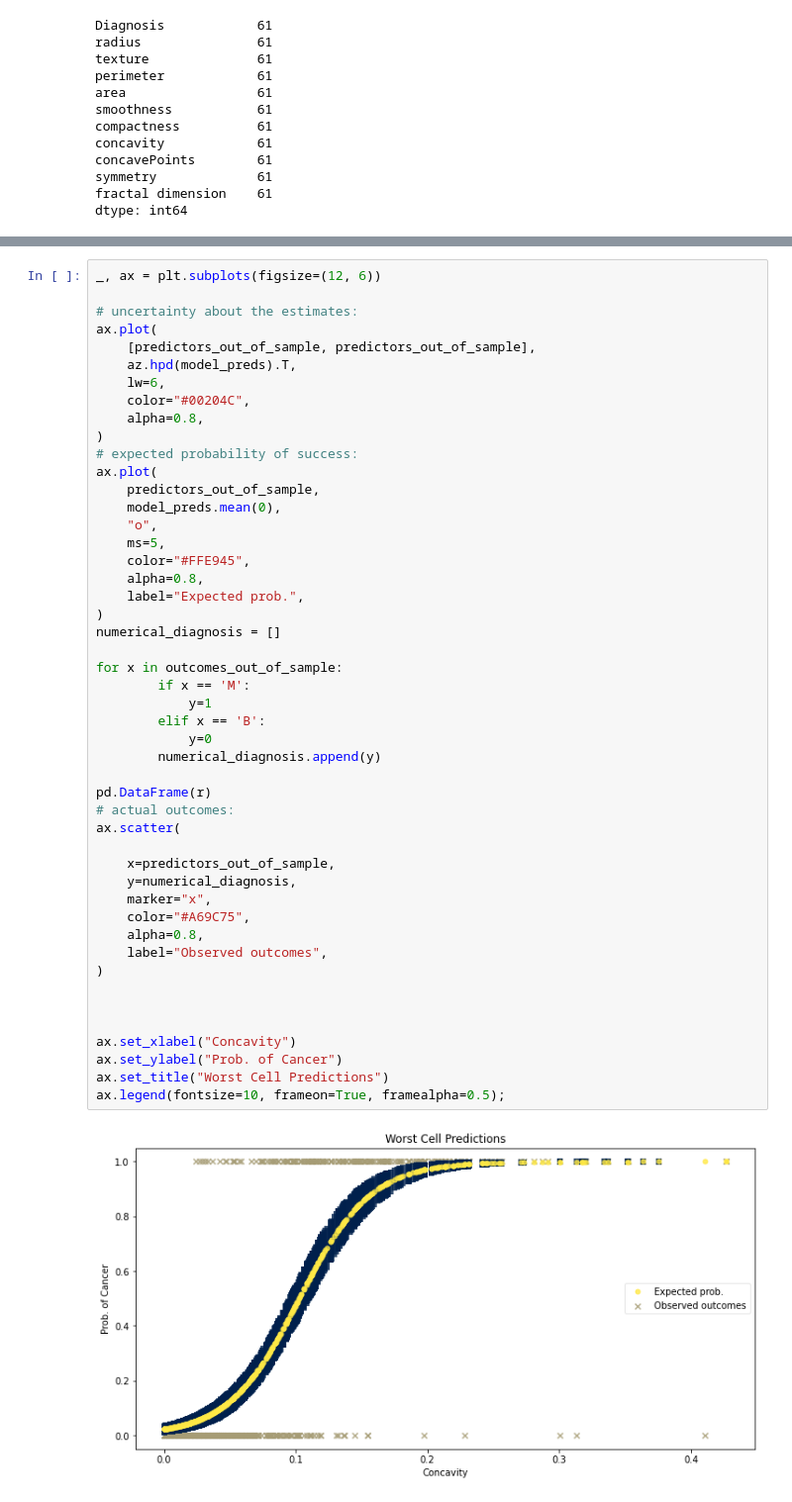
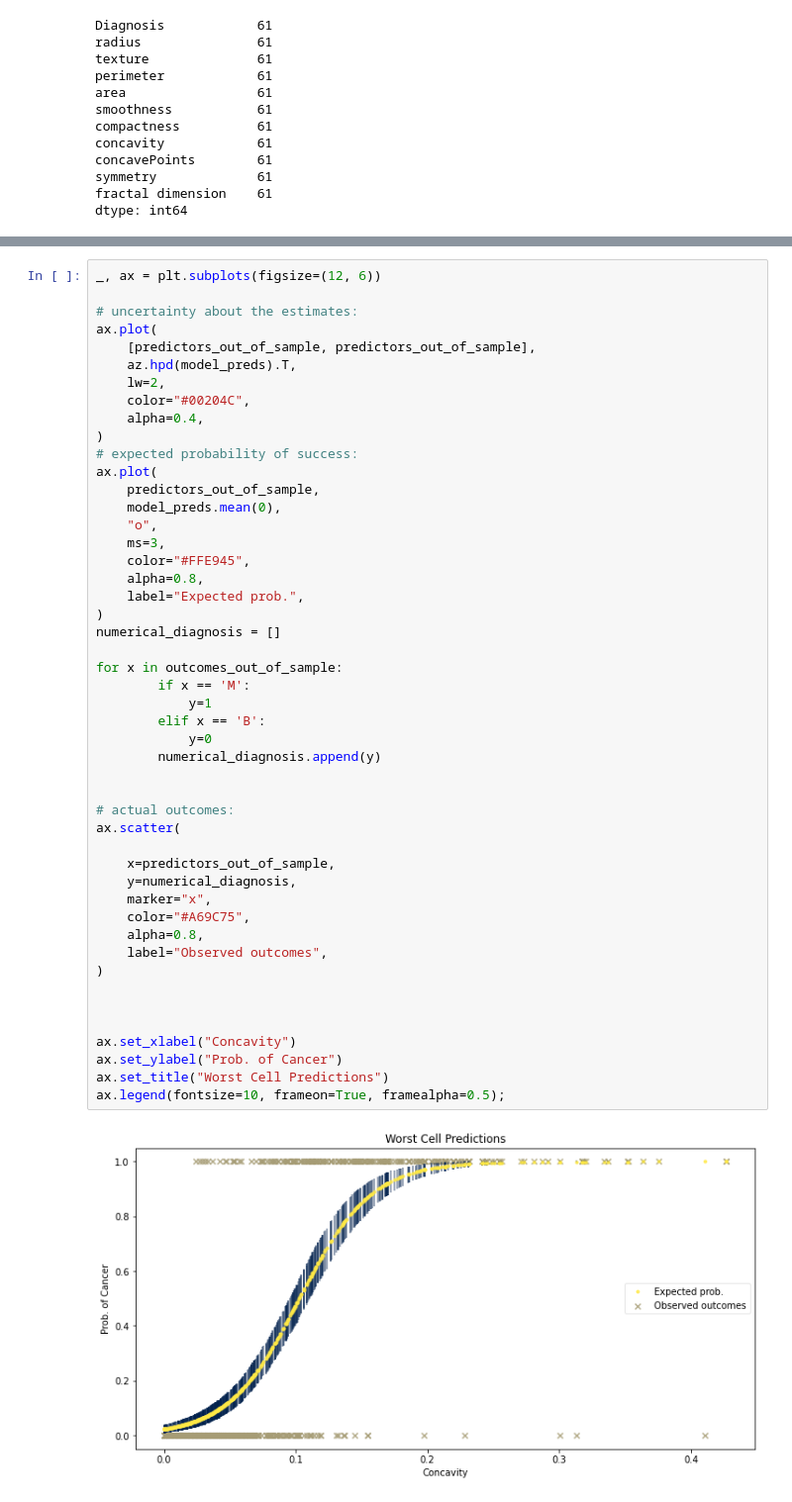
Before and after one commit to bencosgro/Bayes_Project, a Jupyter notebook: Bayes_Project_Jupyter.ipynb, the cells around one changed output, grey strips where cells are left out. Shown at 99% size. Saved outputs shown, nothing was run; the diff lists cells and outputs as text.

Commit message:
graph formatting

```diff
--- a/Bayes_Project_Jupyter.ipynb
+++ b/Bayes_Project_Jupyter.ipynb
@@ -404,48 +403,48 @@ _, ax = plt.subplots(figsize=(12, 6))
 ax.plot(
     [predictors_out_of_sample, predictors_out_of_sample],
     az.hpd(model_preds).T,
-    lw=6,
+    lw=2,
     color="#00204C",
-    alpha=0.8,
+    alpha=0.4,
 )
 # expected probability of success:
 ax.plot(
     predictors_out_of_sample,
     model_preds.mean(0),
     "o",
-    ms=5,
+    ms=3,
     color="#FFE945",
     alpha=0.8,
     label="Expected prob.",
 )
 numerical_diagnosis = []
 
 for x in outcomes_out_of_sample:
         if x == 'M':
             y=1
         elif x == 'B':
             y=0
         numerical_diagnosis.append(y)
 
-pd.DataFrame(r)
+
 # actual outcomes:
 ax.scatter(
 
     x=predictors_out_of_sample,
     y=numerical_diagnosis,
     marker="x",
     color="#A69C75",
     alpha=0.8,
     label="Observed outcomes",
 )
 
 
 
 ax.set_xlabel("Concavity")
 ax.set_ylabel("Prob. of Cancer")
 ax.set_title("Worst Cell Predictions")
 ax.legend(fontsize=10, frameon=True, framealpha=0.5);
 # %% [output]
-[figure, old version]
+[figure, new version]
 # %%
 dat_avg['Diagnosis'].value_counts()
```
Also changed, not shown: parts of 12 cells of this notebook.
